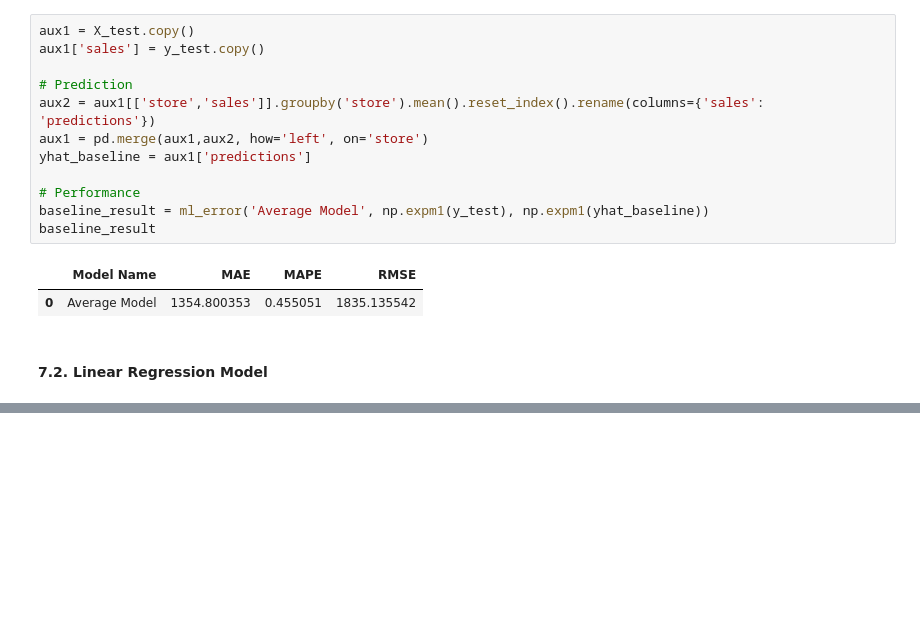
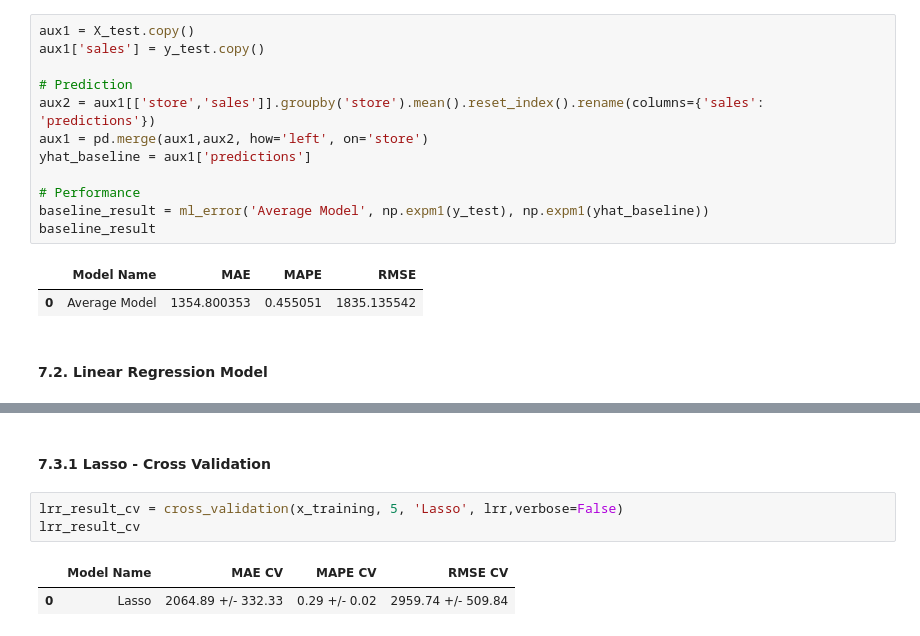
Before and after one commit to rodrigoceezar/rossmann_sales_prediction, a Jupyter notebook: m7_store_sales_prediction.ipynb, the cells around one changed output, grey strips where cells are left out. Cells and saved outputs as stored; diff of their text form; blank space fills up the shorter version.

```diff
--- a/m7_store_sales_prediction.ipynb
+++ b/m7_store_sales_prediction.ipynb
@@ -1310,0 +1362,8 @@ Nota-se que os dados não são lineares, então os modelos lineares não se apli
+# %% [markdown]
+#### 7.3.1 Lasso -  Cross Validation
+# %%
+lrr_result_cv = cross_validation(x_training, 5, 'Lasso', lrr,verbose=False)
+lrr_result_cv
+# %% [output]
+|  | Model Name | MAE CV | MAPE CV | RMSE CV |
+| 0 | Lasso | 2064.89 +/- 332.33 | 0.29 +/- 0.02 | 2959.74 +/- 509.84 |
```
Also changed, not shown: parts of 33 cells of this notebook.
